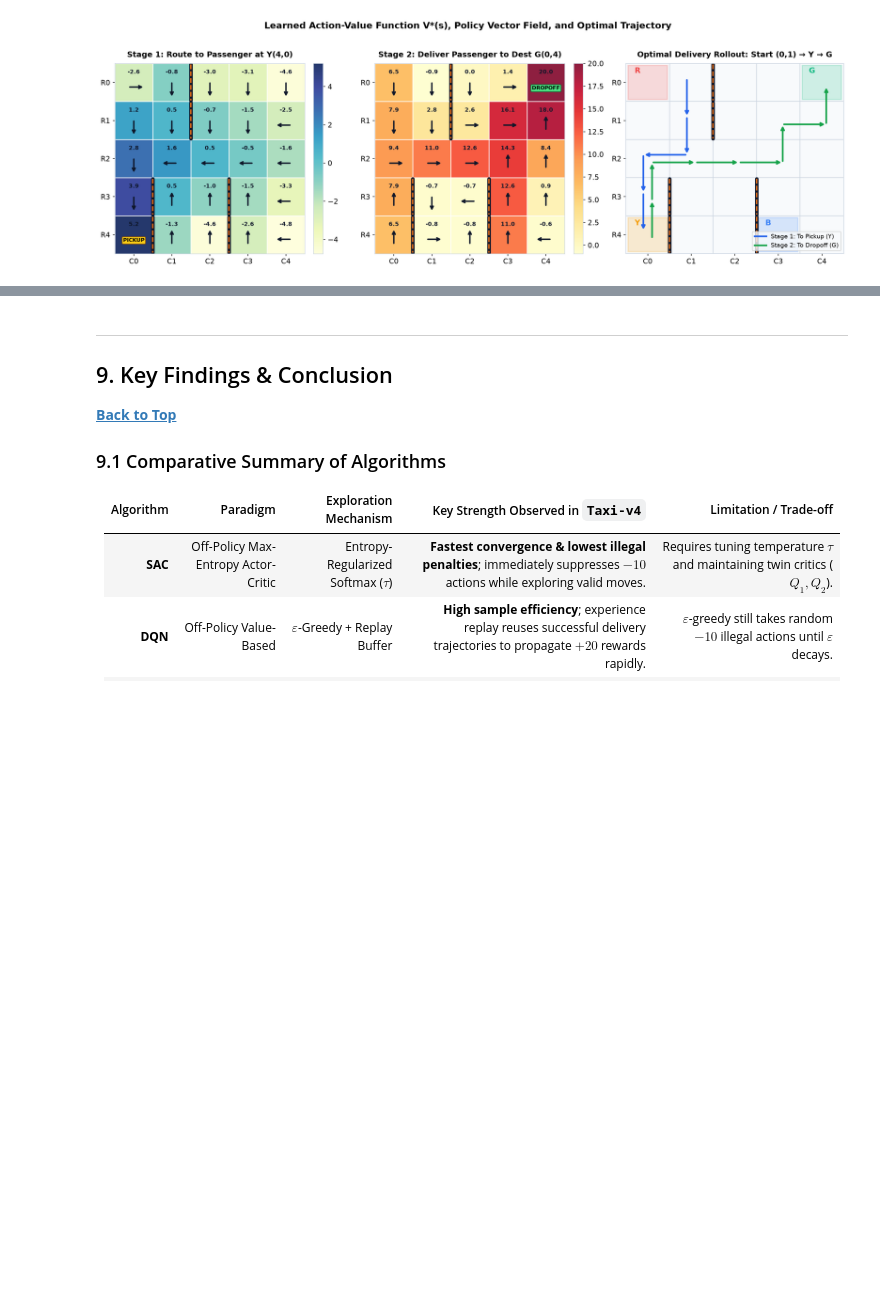
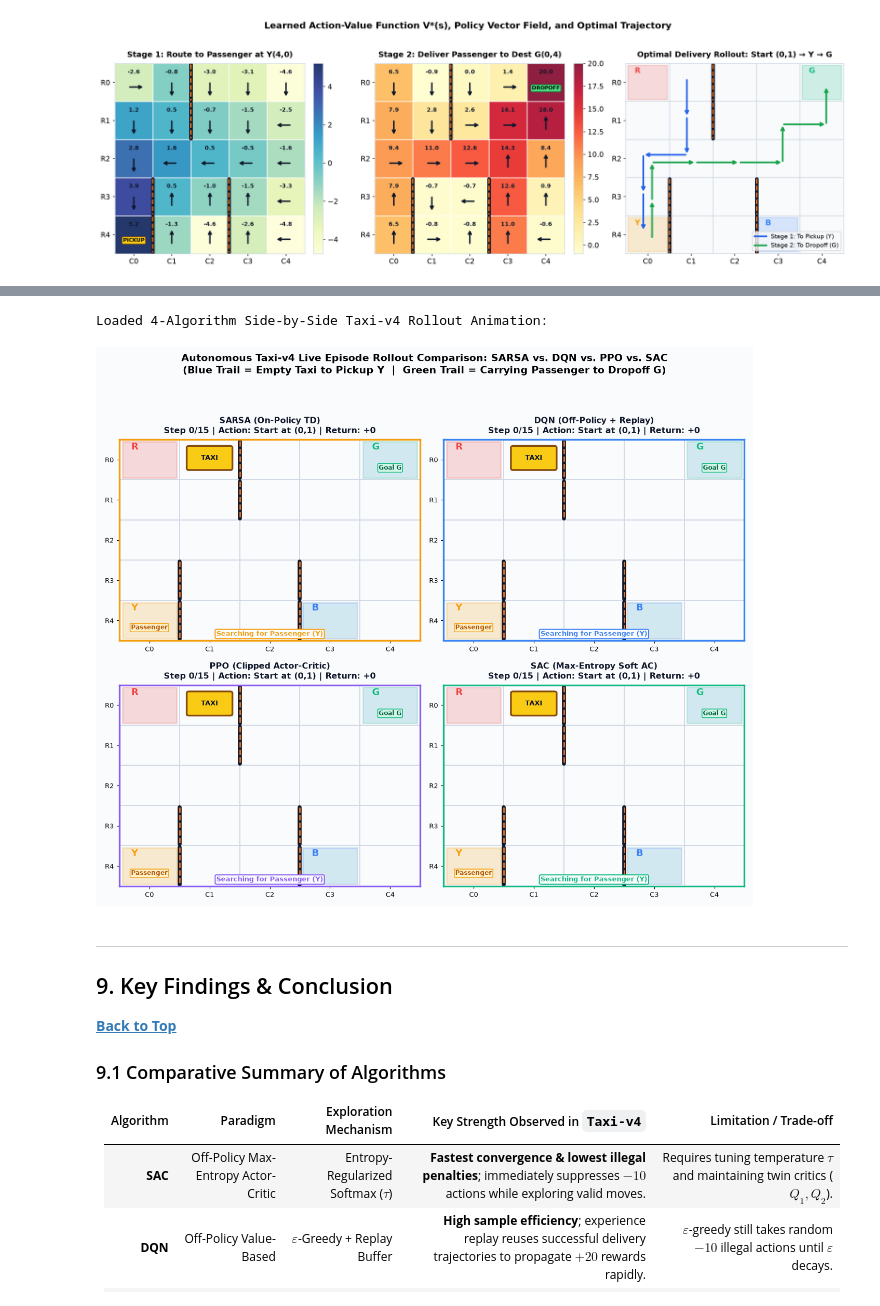
Before and after one commit to devsijanpandey12/RL_FINAL_MINIPROJECT, a Jupyter notebook: Taxi_Pickup_Dropoff_RL_Comparison.ipynb, the cells around one changed output, grey strips where cells are left out. Drawn from its saved outputs; the diff is of its cells as text; code cells hidden in the pictures; blank space fills up the shorter version.

Commit message:
taxi movement animation added

```diff
--- a/Taxi_Pickup_Dropoff_RL_Comparison.ipynb
+++ b/Taxi_Pickup_Dropoff_RL_Comparison.ipynb
@@ -891,3 +899,12 @@ plot_learned_policy_and_trajectory(Q_sac)
+# %%
+# Section 8.2: Render Synchronized 4-Algorithm Taxi Navigation Animation (GIF)
+from IPython.display import Image as IPyImage, display
+
+print("Loaded 4-Algorithm Side-by-Side Taxi-v4 Rollout Animation:")
+display(IPyImage(filename="figures/fig5_taxi_animation_comparison.gif"))
+# %% [output]
+Loaded 4-Algorithm Side-by-Side Taxi-v4 Rollout Animation:
+[figure, added]
 # %% [markdown]
 ---
 <a id="sec9"></a>
```
Also changed, not shown: parts of 1 cell of this notebook, 1 other file.
